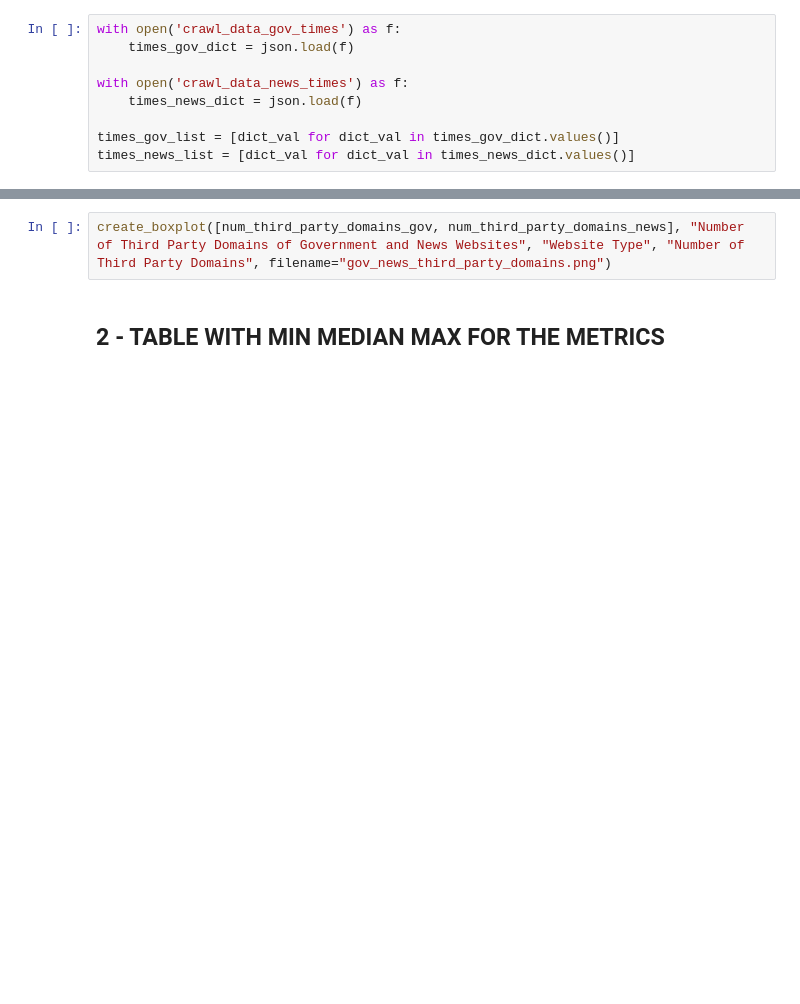
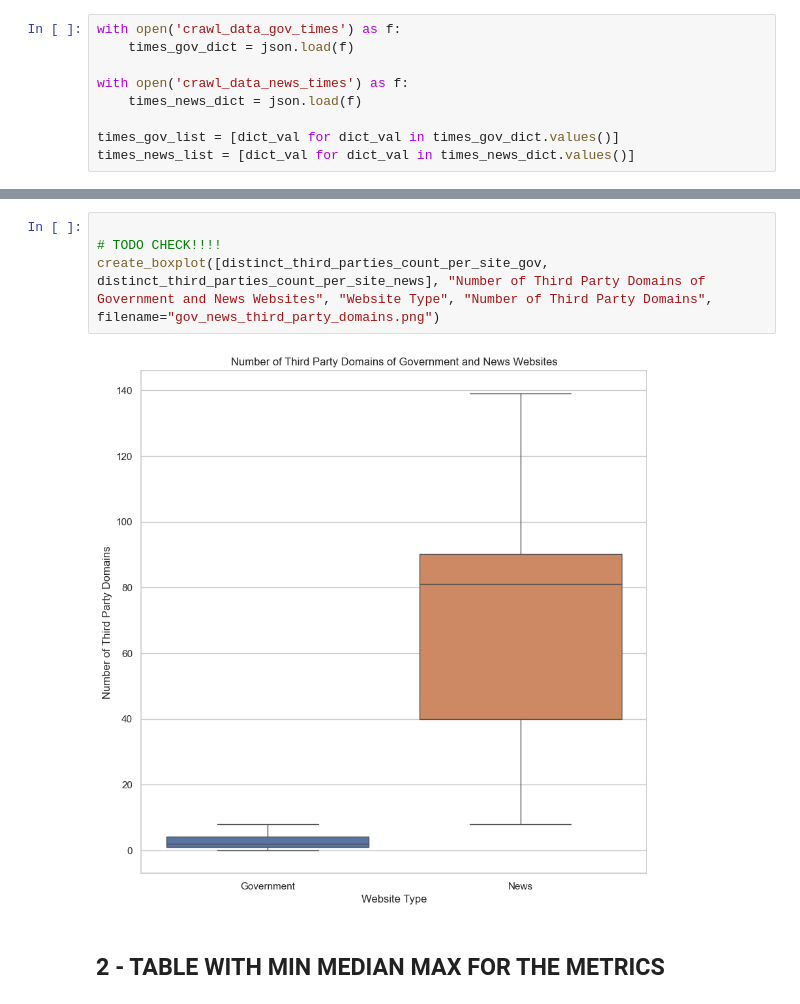
Before and after one commit to jeka-e/WebCrawler, a Jupyter notebook: analysis/analysis.ipynb, the cells around one changed output, grey strips where cells are left out. Drawn from its saved outputs; the diff is of its cells as text; blank space fills up the shorter version.

```diff
--- a/analysis/analysis.ipynb
+++ b/analysis/analysis.ipynb
@@ -207,5 +338,9 @@ create_boxplot([num_third_party_requests_gov, num_third_party_requests_news], "N
 # %%
-create_boxplot([num_third_party_domains_gov, num_third_party_domains_news], "Number of Third Party Domains of Government and News Websites", "Website Type", "Number of Third Party Domains", filename="gov_news_third_party_domains.png")
+
+# TODO CHECK!!!!
+create_boxplot([distinct_third_parties_count_per_site_gov, distinct_third_parties_count_per_site_news], "Number of Third Party Domains of Government and News Websites", "Website Type", "Number of Third Party Domains", filename="gov_news_third_party_domains.png")
+# %% [output]
+[figure, added]
 # %% [markdown]
 ## 2 - TABLE WITH MIN MEDIAN MAX FOR THE METRICS
 # %%
```
Also changed, not shown: parts of 27 cells of this notebook, 5 other files.
